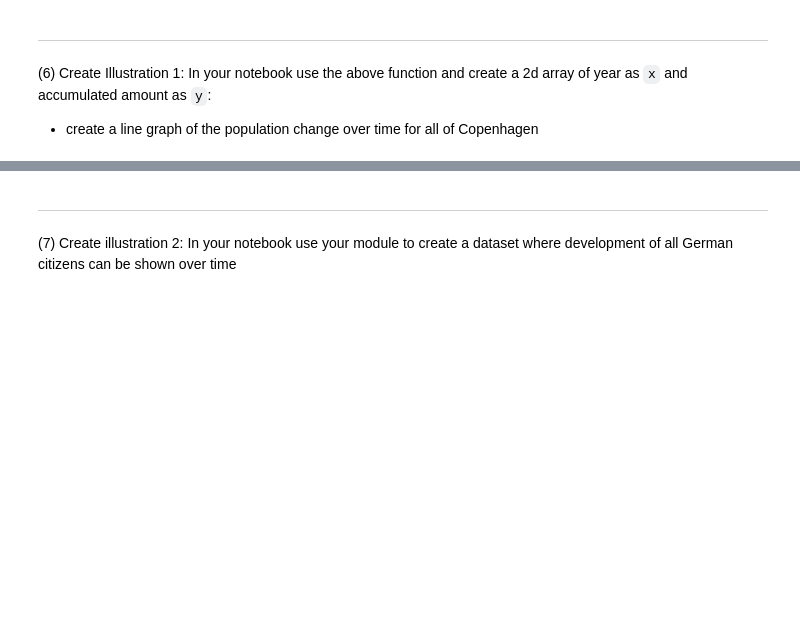
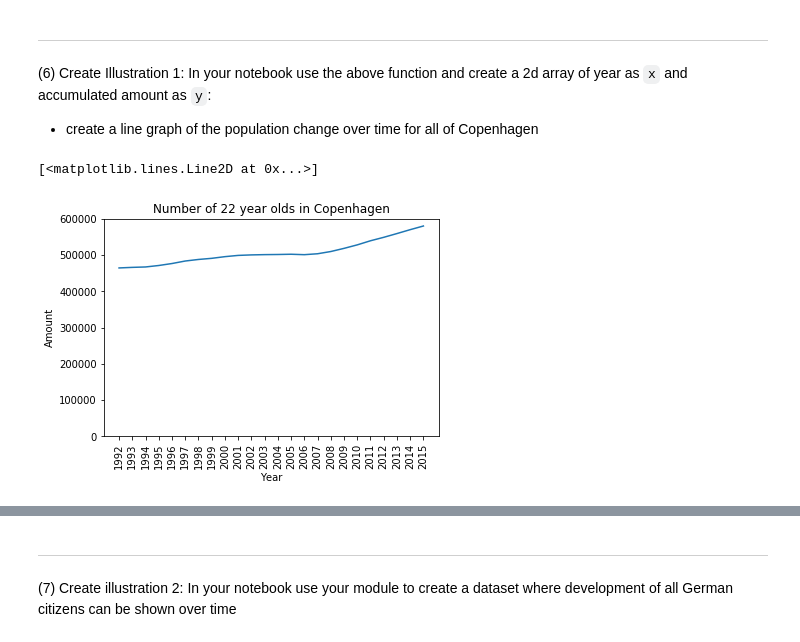
Before and after one commit to Thomas-Rosenkrans-Vestergaard/python-assignment-3, a Jupyter notebook: assignment.ipynb, the cells around one changed output, grey strips where cells are left out. Saved outputs shown, nothing was run; the diff lists cells and outputs as text; code cells hidden in the pictures; blank space fills up the shorter version.

```diff
--- a/assignment.ipynb
+++ b/assignment.ipynb
@@ -49,7 +50,24 @@ The number of inhabitants of Copenhagen (1999): 491082
 - a dataset with same characteristics as above and
 - a value for the x-axis (either year, area, age or nationality)
 - return value should be the accumulated population for all x-values.
+# %%
+def accumulated_age(table, x):
+    years = np.unique(table[table[:, 2] == x][:, 0])
+    return {str(year): lib.sum_amount(lib.by_year(table, year)) for year in years}
+
+d = accumulated_age(data, 22)
 # %% [markdown]
 - - -
 (6) Create Illustration 1: In your notebook use the above function and create a 2d array of year as `x` and accumulated amount as `y`:
 - create a line graph of the population change over time for all of Copenhagen
+# %%
+plt.figure()
+plt.xticks(rotation=90)
+plt.title("Number of 22 year olds in Copenhagen")
+plt.xlabel("Year")
+plt.ylabel("Amount")
+plt.axis(ymin = 0, ymax=600000)
+plt.plot(d.keys(), d.values())
+# %% [output]
+[<matplotlib.lines.Line2D at 0x...>]
+[figure, added]
```
Also changed, not shown: parts of 3 cells of this notebook.
